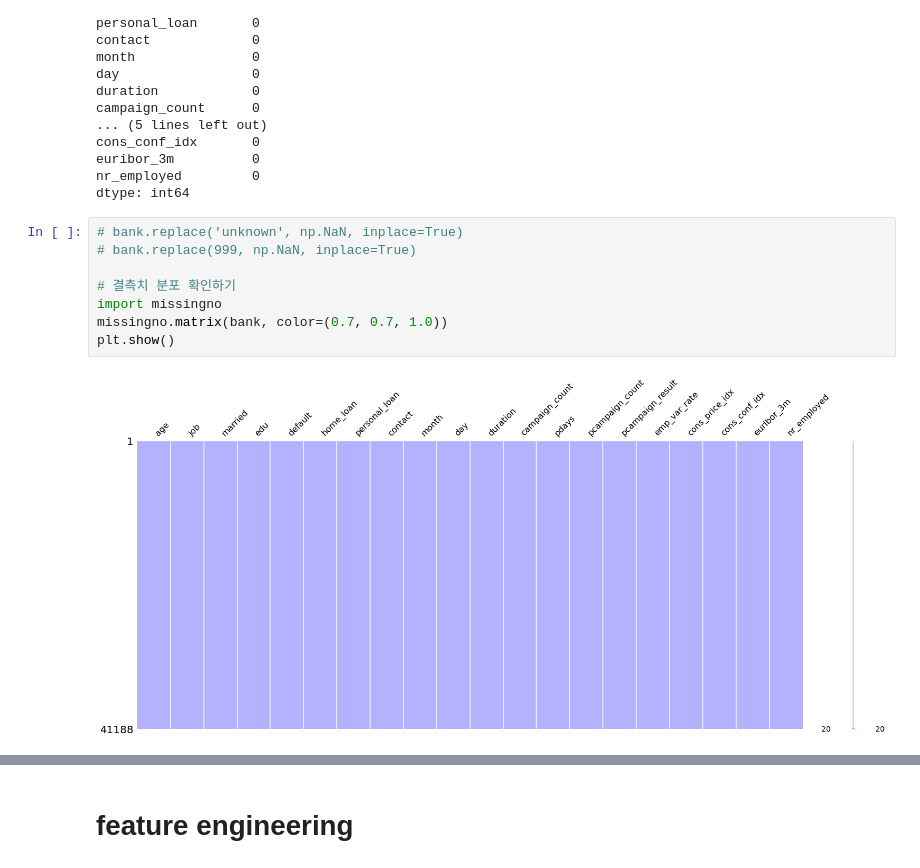
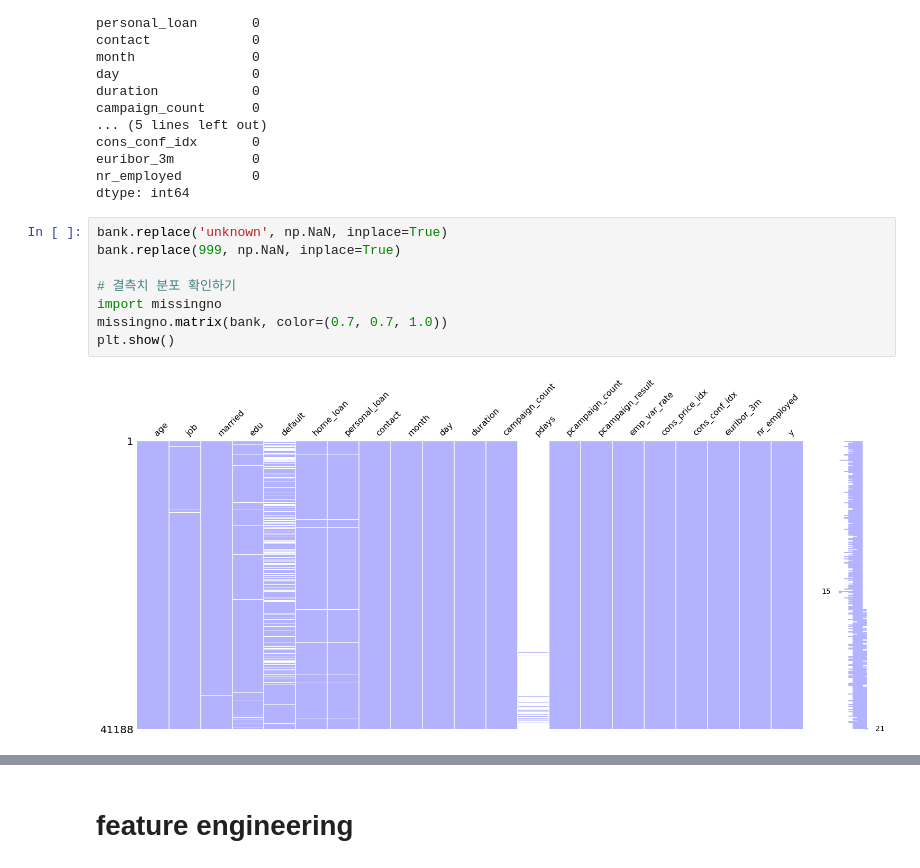
Before and after one commit to black4157/python-project, a Jupyter notebook: bank_project.ipynb, the cells around one changed output, grey strips where cells are left out. Cells and saved outputs as stored; diff of their text form.

```diff
--- a/bank_project.ipynb
+++ b/bank_project.ipynb
@@ -264,15 +262,15 @@ euribor_3m          0
 nr_employed         0
 dtype: int64
 # %%
-# bank.replace('unknown', np.NaN, inplace=True)
-# bank.replace(999, np.NaN, inplace=True)
+bank.replace('unknown', np.NaN, inplace=True)
+bank.replace(999, np.NaN, inplace=True)
 
 # 결측치 분포 확인하기
 import missingno
 missingno.matrix(bank, color=(0.7, 0.7, 1.0))
 plt.show()
 # %% [output]
-[figure, old version]
+[figure, new version]
 # %%
 # 값 라벨로 지정하는 함수
 def label_values(ax, spacing=5):
```
Also changed, not shown: parts of 56 cells of this notebook.
